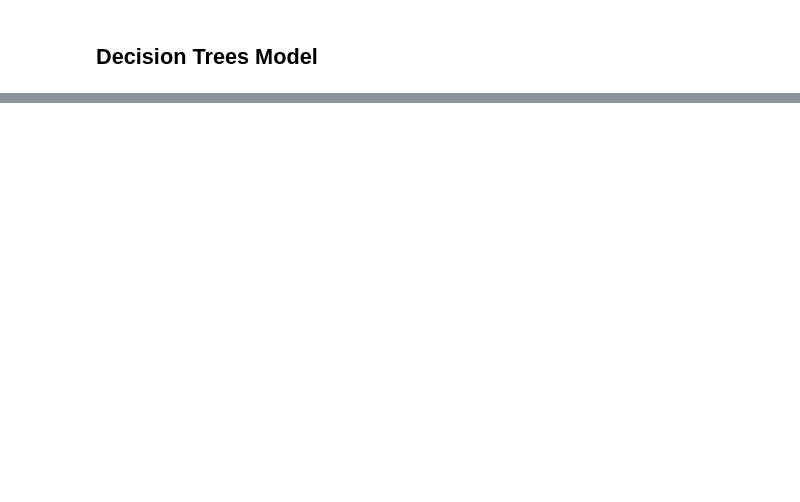
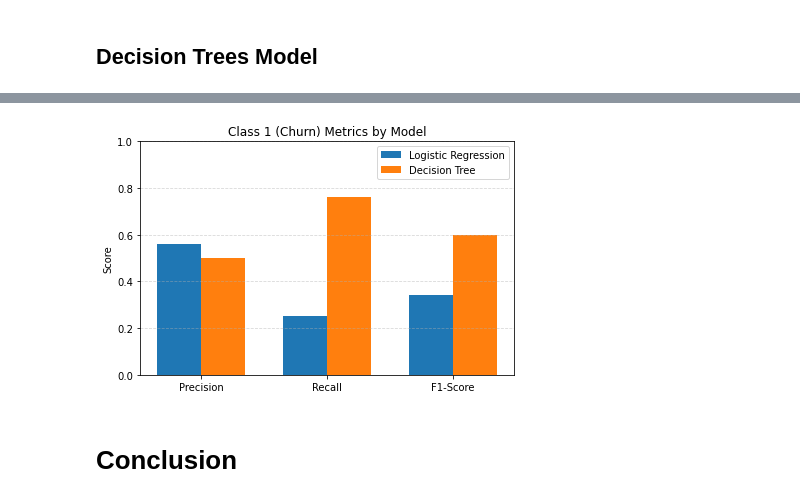
Before and after one commit to jedidahkathure/Churn-Customer-Analysis, a Jupyter notebook: churncustomer.ipynb, the cells around one changed output, grey strips where cells are left out. Drawn from its saved outputs; the diff is of its cells as text; code cells hidden in the pictures; blank space fills up the shorter version.

```diff
--- a/churncustomer.ipynb
+++ b/churncustomer.ipynb
@@ -419,0 +535,27 @@ weighted avg       0.80      0.84      0.81       667
+# %%
+# Metrics from your reports
+metrics = ['Precision', 'Recall', 'F1-Score']
+logreg_class_1 = [0.56, 0.25, 0.34]
+tree_class_1 = [0.50, 0.76, 0.60]
+
+x = np.arange(len(metrics))
+width = 0.35
+
+fig, ax = plt.subplots()
+bar1 = ax.bar(x - width/2, logreg_class_1, width, label='Logistic Regression')
+bar2 = ax.bar(x + width/2, tree_class_1, width, label='Decision Tree')
+
+ax.set_ylabel('Score')
+ax.set_title('Class 1 (Churn) Metrics by Model')
+ax.set_xticks(x)
+ax.set_xticklabels(metrics)
+ax.legend()
+
+plt.ylim(0, 1)
+plt.grid(True, axis='y', linestyle='--', alpha=0.5)
+plt.tight_layout()
+plt.show()
+# %% [output]
+[figure, added]
+# %% [markdown]
+# Conclusion
```
Also changed, not shown: parts of 16 cells of this notebook, 5 other files.
